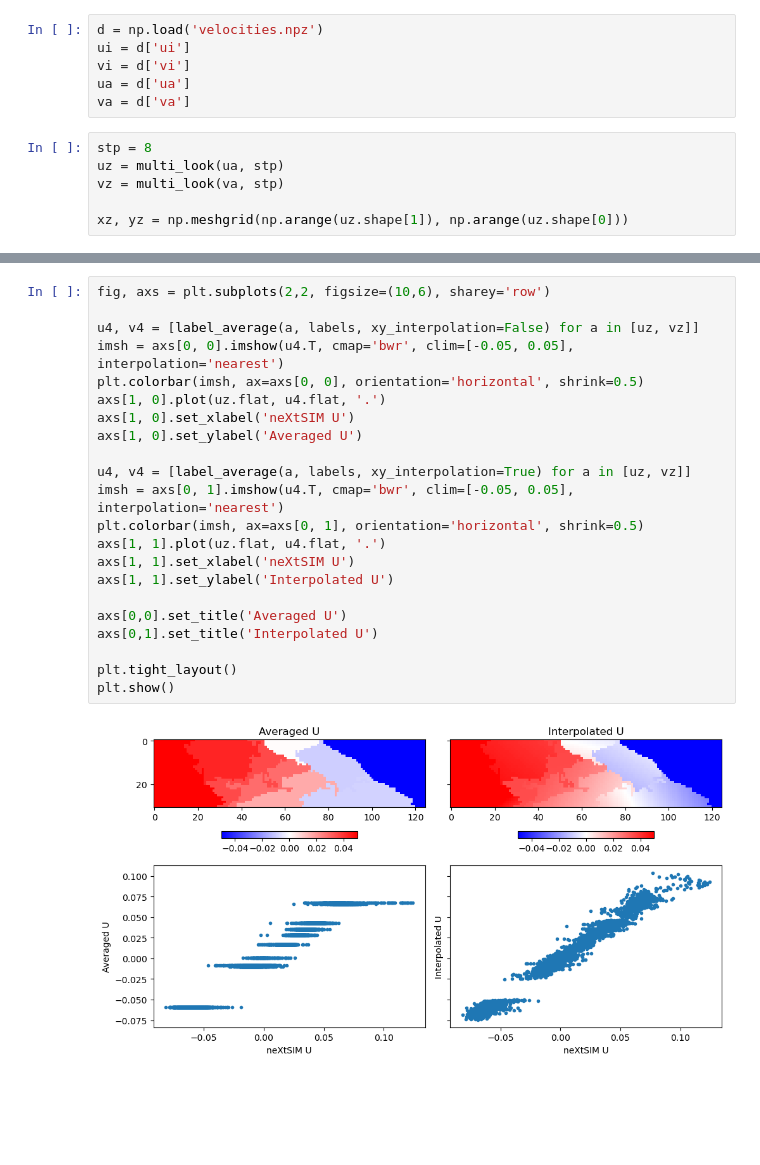
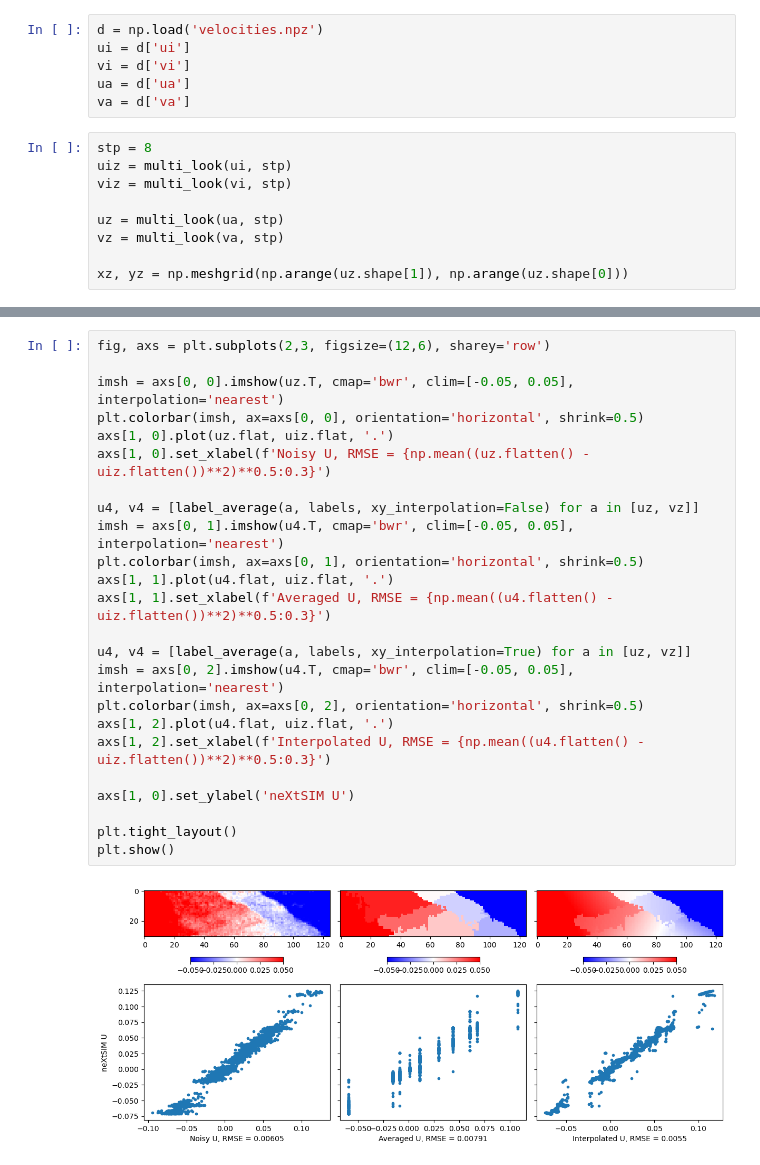
Before and after one commit to nansencenter/harmony-ice-drift, a Jupyter notebook: 2023/05_show_clustering.ipynb, the cells around one changed output, grey strips where cells are left out. Saved outputs shown, nothing was run; the diff lists cells and outputs as text; blank space fills up the shorter version.

```diff
--- a/2023/05_show_clustering.ipynb
+++ b/2023/05_show_clustering.ipynb
@@ -24,6 +24,9 @@ ua = d['ua']
 va = d['va']
 # %%
 stp = 8
+uiz = multi_look(ui, stp)
+viz = multi_look(vi, stp)
+
 uz = multi_look(ua, stp)
 vz = multi_look(va, stp)
 
@@ -78,24 +81,26 @@ plt.show()
 # %%
-fig, axs = plt.subplots(2,2, figsize=(10,6), sharey='row')
+fig, axs = plt.subplots(2,3, figsize=(12,6), sharey='row')
+
+imsh = axs[0, 0].imshow(uz.T, cmap='bwr', clim=[-0.05, 0.05], interpolation='nearest')
+plt.colorbar(imsh, ax=axs[0, 0], orientation='horizontal', shrink=0.5)
+axs[1, 0].plot(uz.flat, uiz.flat, '.')
+axs[1, 0].set_xlabel(f'Noisy U, RMSE = {np.mean((uz.flatten() - uiz.flatten())**2)**0.5:0.3}')
 
 u4, v4 = [label_average(a, labels, xy_interpolation=False) for a in [uz, vz]]
-imsh = axs[0, 0].imshow(u4.T, cmap='bwr', clim=[-0.05, 0.05], interpolation='nearest')
-plt.colorbar(imsh, ax=axs[0, 0], orientation='horizontal', shrink=0.5)
-axs[1, 0].plot(uz.flat, u4.flat, '.')
-axs[1, 0].set_xlabel('neXtSIM U')
-axs[1, 0].set_ylabel('Averaged U')
+imsh = axs[0, 1].imshow(u4.T, cmap='bwr', clim=[-0.05, 0.05], interpolation='nearest')
+plt.colorbar(imsh, ax=axs[0, 1], orientation='horizontal', shrink=0.5)
+axs[1, 1].plot(u4.flat, uiz.flat, '.')
+axs[1, 1].set_xlabel(f'Averaged U, RMSE = {np.mean((u4.flatten() - uiz.flatten())**2)**0.5:0.3}')
 
 u4, v4 = [label_average(a, labels, xy_interpolation=True) for a in [uz, vz]]
-imsh = axs[0, 1].imshow(u4.T, cmap='bwr', clim=[-0.05, 0.05], interpolation='nearest')
-plt.colorbar(imsh, ax=axs[0, 1], orientation='horizontal', shrink=0.5)
-axs[1, 1].plot(uz.flat, u4.flat, '.')
-axs[1, 1].set_xlabel('neXtSIM U')
-axs[1, 1].set_ylabel('Interpolated U')
+imsh = axs[0, 2].imshow(u4.T, cmap='bwr', clim=[-0.05, 0.05], interpolation='nearest')
+plt.colorbar(imsh, ax=axs[0, 2], orientation='horizontal', shrink=0.5)
+axs[1, 2].plot(u4.flat, uiz.flat, '.')
+axs[1, 2].set_xlabel(f'Interpolated U, RMSE = {np.mean((u4.flatten() - uiz.flatten())**2)**0.5:0.3}')
 
-axs[0,0].set_title('Averaged U')
-axs[0,1].set_title('Interpolated U')
+axs[1, 0].set_ylabel('neXtSIM U')
 
 plt.tight_layout()
 plt.show()
 # %% [output]
-[figure, old version]
+[figure, new version]
```
Also changed, not shown: parts of 1 cell of this notebook.
